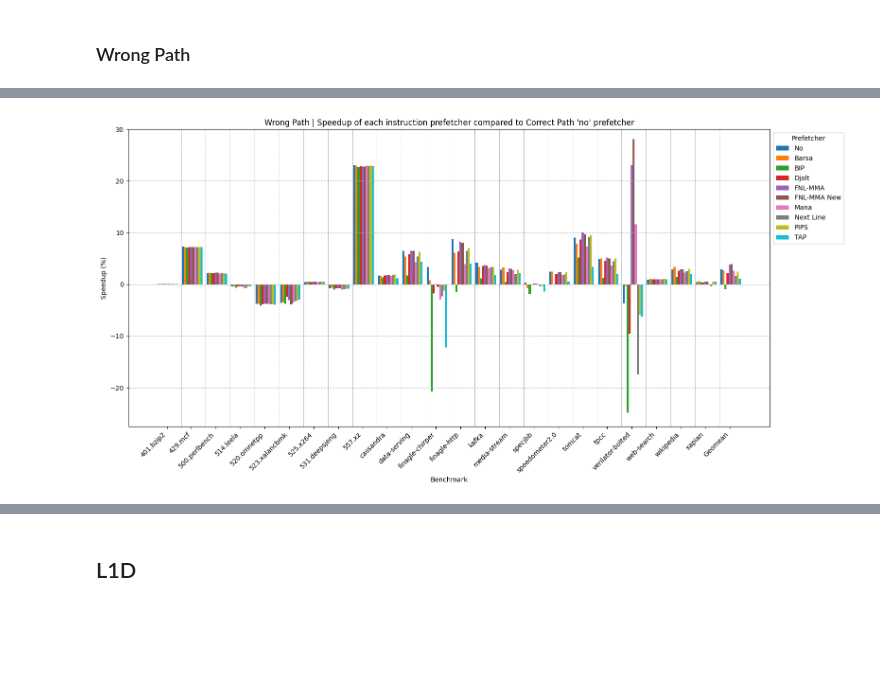
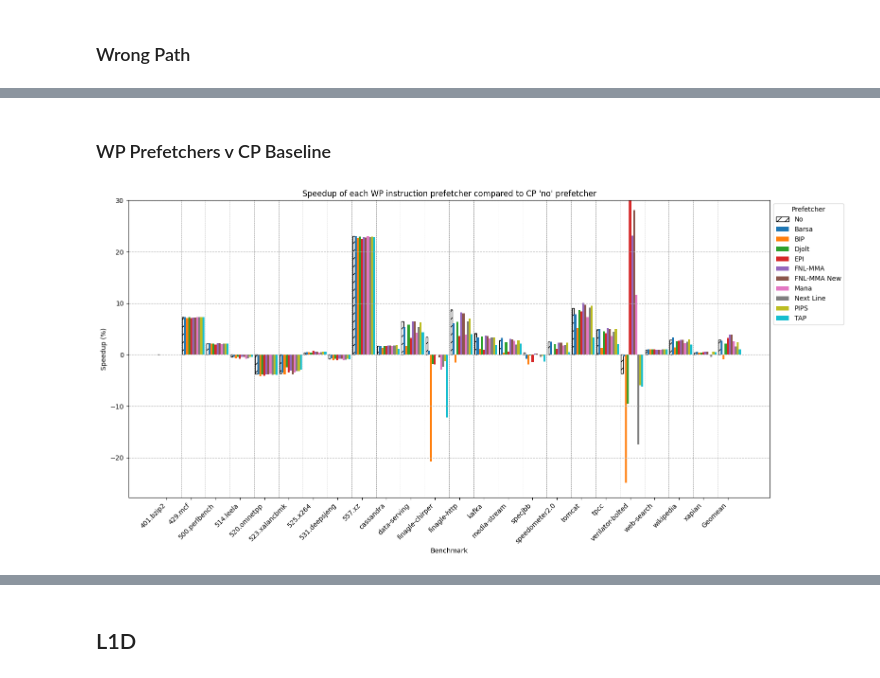
Before and after one commit to joshualmashburn/ChampSim, a Jupyter notebook: analysis.ipynb, the cells around one changed output, grey strips where cells are left out. Cells and saved outputs as stored; diff of their text form; code cells hidden in the pictures; blank space fills up the shorter version.

```diff
--- a/analysis.ipynb
+++ b/analysis.ipynb
@@ -137,8 +222,11 @@ plt.show()
+# %% [markdown]
+### WP Prefetchers v CP Baseline
 # %%
 df_wp_no = group_by_prefetcher(wp_ipc_df, "l1i-no")
 df_wp_barsa = group_by_prefetcher(wp_ipc_df, "l1i-barsa")
 df_wp_bip = group_by_prefetcher(wp_ipc_df, "l1i-bip")
 df_wp_djolt = group_by_prefetcher(wp_ipc_df, "l1i-djolt")
+df_wp_epi = group_by_prefetcher(wp_ipc_df, "l1i-epi")
 df_wp_fnlmma = group_by_prefetcher(wp_ipc_df, "l1i-fnlmma")
 df_wp_fnlmma_new = group_by_prefetcher(wp_ipc_df, "l1i-fnlmma_new")
 df_wp_mana = group_by_prefetcher(wp_ipc_df, "l1i-mana")
@@ -150,59 +238,72 @@ df_wp_no = calculate_speedup(df_wp_no, df_cp_no)
 df_wp_barsa = calculate_speedup(df_wp_barsa, df_cp_no)
 df_wp_bip = calculate_speedup(df_wp_bip, df_cp_no)
 df_wp_djolt = calculate_speedup(df_wp_djolt, df_cp_no)
+df_wp_epi = calculate_speedup(df_wp_epi, df_cp_no)
 df_wp_fnlmma = calculate_speedup(df_wp_fnlmma, df_cp_no)
 df_wp_fnlmma_new = calculate_speedup(df_wp_fnlmma_new, df_cp_no)
 df_wp_mana = calculate_speedup(df_wp_mana, df_cp_no)
 df_wp_next_line = calculate_speedup(df_wp_next_line, df_cp_no)
 df_wp_pips = calculate_speedup(df_wp_pips, df_cp_no)
 df_wp_tap = calculate_speedup(df_wp_tap, df_cp_no)
 
 # Bar width
 bar_width = 0.1
 gap = 0.2
 
 # Positions of the bars on the x-axis
-r1 = [x * (1 + gap) for x in range(len(df_wp_no))]
-r2 = [x + bar_width for x in r1]
-r3 = [x + bar_width for x in r2]
-r4 = [x + bar_width for x in r3]
-r5 = [x + bar_width for x in r4]
-r6 = [x + bar_width for x in r5]
-r7 = [x + bar_width for x in r6]
-r8 = [x + bar_width for x in r7]
-r9 = [x + bar_width for x in r8]
-r10 = [x + bar_width for x in r9]
+r_no = [x * (1 + gap) for x in range(len(df_cp_no))]
+r_barsa = [x + bar_width for x in r_no]
+r_bip = [x + bar_width for x in r_barsa]
+r_djolt = [x + bar_width for x in r_bip]
+r_epi = [x + bar_width for x in r_djolt]
+r_fnl_mma = [x + bar_width for x in r_epi]
+r_fnl_mma_new = [x + bar_width for x in r_fnl_mma]
+r_mana = [x + bar_width for x in r_fnl_mma_new]
+r_next_line = [x + bar_width for x in r_mana]
+r_pips = [x + bar_width for x in r_next_line]
+r_tap = [x + bar_width for x in r_pips]
 
 # Create the bars
 plt.figure(figsize=(16, 8))
-plt.bar(r1, df_wp_no["Speedup"], width=bar_width, label="No")
-plt.bar(r2, df_wp_barsa["Speedup"], width=bar_width, label="Barsa")
-plt.bar(r3, df_wp_bip["Speedup"], width=bar_width, label="BIP")
-plt.bar(r4, df_wp_djolt["Speedup"], width=bar_width, label="Djolt")
-plt.bar(r5, df_wp_fnlmma["Speedup"], width=bar_width, label="FNL-MMA")
-plt.bar(r6, df_wp_fnlmma_new["Speedup"], width=bar_width, label="FNL-MMA New")
-plt.bar(r7, df_wp_mana["Speedup"], width=bar_width, label="Mana")
-plt.bar(r8, df_wp_next_line["Speedup"], width=bar_width, label="Next Line")
-plt.bar(r9, df_wp_pips["Speedup"], width=bar_width, label="PIPS")
-plt.bar(r10, df_wp_tap["Speedup"], width=bar_width, label="TAP")
+plt.bar(
+    r_no,
+    df_wp_no["Speedup"],
+    width=bar_width,
+    label="No",
+    color="white",
+    edgecolor="black",
+    hatch="//",
+)
+plt.bar(r_barsa, df_wp_barsa["Speedup"], width=bar_width, label="Barsa")
+plt.bar(r_bip, df_wp_bip["Speedup"], width=bar_width, label="BIP")
+plt.bar(r_djolt, df_wp_djolt["Speedup"], width=bar_width, label="Djolt")
+plt.bar(r_epi, df_wp_epi["Speedup"], width=bar_width, label="EPI")
+plt.bar(r_fnl_mma, df_wp_fnlmma["Speedup"], width=bar_width, label="FNL-MMA")
+plt.bar(r_fnl_mma_new, df_wp_fnlmma_new["Speedup"], width=bar_width, label="FNL-MMA New")
+plt.bar(r_mana, df_wp_mana["Speedup"], width=bar_width, label="Mana")
+plt.bar(r_next_line, df_wp_next_line["Speedup"], width=bar_width, label="Next Line")
+plt.bar(r_pips, df_wp_pips["Speedup"], width=bar_width, label="PIPS")
+plt.bar(r_tap, df_wp_tap["Speedup"], width=bar_width, label="TAP")
 
 # Add shorter vertical dashed lines between each group
-for i in range(1, len(df_wp_no)):
-    plt.axvline(x=(r1[i] - gap / 2), color="gray", linestyle="--", linewidth=0.5)
+for i in range(1, len(df_cp_no)):
+    plt.axvline(x=(r_no[i] - gap / 2), color="gray", linestyle="--", linewidth=0.5)
 
 # Add labels and title
 plt.grid(axis="y", linestyle="--")
 plt.xticks(
-    [r + 4 * bar_width for r in r1], df_wp_no["Benchmark"], rotation=45, ha="right"
+    [r + 4 * bar_width for r in r_no], df_cp_no["Benchmark"], rotation=45, ha="right"
 )
 plt.xlabel("Benchmark")
 plt.ylabel("Speedup (%)")
 plt.ylim(top=30)
 plt.legend(title="Prefetcher", bbox_to_anchor=(1, 1), loc="upper left")
-plt.title(
-    "Wrong Path | Speedup of each instruction prefetcher compared to Correct Path 'no' prefetcher"
-)
+plt.title("Speedup of each WP instruction prefetcher compared to CP 'no' prefetcher")
 plt.tight_layout()
+
+# Save the plot
+# plt.savefig("l1i_wp_speedup_cp_no.svg", format="svg", dpi=1200)
+
 plt.show()
 # %% [output]
-[figure, old version]
+[figure, new version]
```
Also changed, not shown: parts of 10 cells of this notebook.
